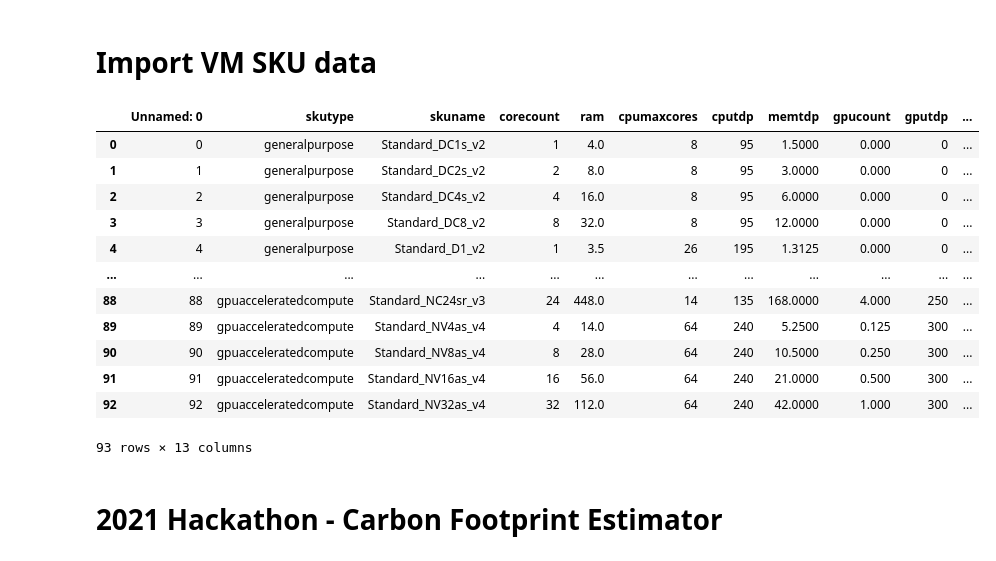
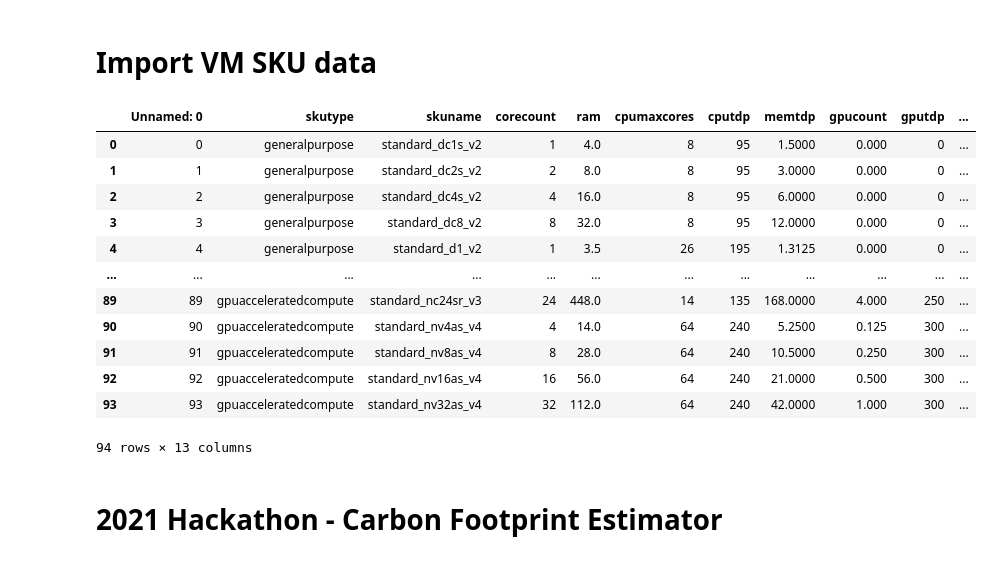
Before and after one commit to justinbarias/azcarbonfootprintestimator, a Jupyter notebook: 04-azurevmco2eqestimator.ipynb, the cells around one changed output. Cells and saved outputs as stored; diff of their text form; code cells hidden in the pictures.

Commit message:
Add Standard_E2_v4 sku Convert SKUs to lower case Exclude invalid test results

```diff
--- a/04-azurevmco2eqestimator.ipynb
+++ b/04-azurevmco2eqestimator.ipynb
@@ -7,21 +7,22 @@ nsw_co2 = pd.read_csv('./emissions/nsw_co2intensity.csv')
 vic_co2 = pd.read_csv('./emissions/vic_co2intensity.csv')
 # %%
 vm_skus_tdp = pd.read_csv('./azurevms/azurevmskus_withtdp.csv')
+vm_skus_tdp['skuname'] = vm_skus_tdp['skuname'].str.lower()
 vm_skus_tdp
 # %% [output]
 |  | Unnamed: 0 | skutype | skuname | corecount | ram | cpumaxcores | cputdp | memtdp | gpucount | gputdp | ... |
-| 0 | 0 | generalpurpose | Standard_DC1s_v2 | 1 | 4.0 | 8 | 95 | 1.5000 | 0.000 | 0 | ... |
-| 1 | 1 | generalpurpose | Standard_DC2s_v2 | 2 | 8.0 | 8 | 95 | 3.0000 | 0.000 | 0 | ... |
-| 2 | 2 | generalpurpose | Standard_DC4s_v2 | 4 | 16.0 | 8 | 95 | 6.0000 | 0.000 | 0 | ... |
-| 3 | 3 | generalpurpose | Standard_DC8_v2 | 8 | 32.0 | 8 | 95 | 12.0000 | 0.000 | 0 | ... |
-| 4 | 4 | generalpurpose | Standard_D1_v2 | 1 | 3.5 | 26 | 195 | 1.3125 | 0.000 | 0 | ... |
+| 0 | 0 | generalpurpose | standard_dc1s_v2 | 1 | 4.0 | 8 | 95 | 1.5000 | 0.000 | 0 | ... |
+| 1 | 1 | generalpurpose | standard_dc2s_v2 | 2 | 8.0 | 8 | 95 | 3.0000 | 0.000 | 0 | ... |
+| 2 | 2 | generalpurpose | standard_dc4s_v2 | 4 | 16.0 | 8 | 95 | 6.0000 | 0.000 | 0 | ... |
+| 3 | 3 | generalpurpose | standard_dc8_v2 | 8 | 32.0 | 8 | 95 | 12.0000 | 0.000 | 0 | ... |
+| 4 | 4 | generalpurpose | standard_d1_v2 | 1 | 3.5 | 26 | 195 | 1.3125 | 0.000 | 0 | ... |
 | ... | ... | ... | ... | ... | ... | ... | ... | ... | ... | ... | ... |
-| 88 | 88 | gpuacceleratedcompute | Standard_NC24sr_v3 | 24 | 448.0 | 14 | 135 | 168.0000 | 4.000 | 250 | ... |
-| 89 | 89 | gpuacceleratedcompute | Standard_NV4as_v4 | 4 | 14.0 | 64 | 240 | 5.2500 | 0.125 | 300 | ... |
-| 90 | 90 | gpuacceleratedcompute | Standard_NV8as_v4 | 8 | 28.0 | 64 | 240 | 10.5000 | 0.250 | 300 | ... |
-| 91 | 91 | gpuacceleratedcompute | Standard_NV16as_v4 | 16 | 56.0 | 64 | 240 | 21.0000 | 0.500 | 300 | ... |
-| 92 | 92 | gpuacceleratedcompute | Standard_NV32as_v4 | 32 | 112.0 | 64 | 240 | 42.0000 | 1.000 | 300 | ... |
+| 89 | 89 | gpuacceleratedcompute | standard_nc24sr_v3 | 24 | 448.0 | 14 | 135 | 168.0000 | 4.000 | 250 | ... |
+| 90 | 90 | gpuacceleratedcompute | standard_nv4as_v4 | 4 | 14.0 | 64 | 240 | 5.2500 | 0.125 | 300 | ... |
+| 91 | 91 | gpuacceleratedcompute | standard_nv8as_v4 | 8 | 28.0 | 64 | 240 | 10.5000 | 0.250 | 300 | ... |
+| 92 | 92 | gpuacceleratedcompute | standard_nv16as_v4 | 16 | 56.0 | 64 | 240 | 21.0000 | 0.500 | 300 | ... |
+| 93 | 93 | gpuacceleratedcompute | standard_nv32as_v4 | 32 | 112.0 | 64 | 240 | 42.0000 | 1.000 | 300 | ... |
-93 rows × 13 columns
+94 rows × 13 columns
 # %% [markdown]
 # 2021 Hackathon - Carbon Footprint Estimator
 # %%
```
Also changed, not shown: parts of 9 cells of this notebook, 21 other files.
